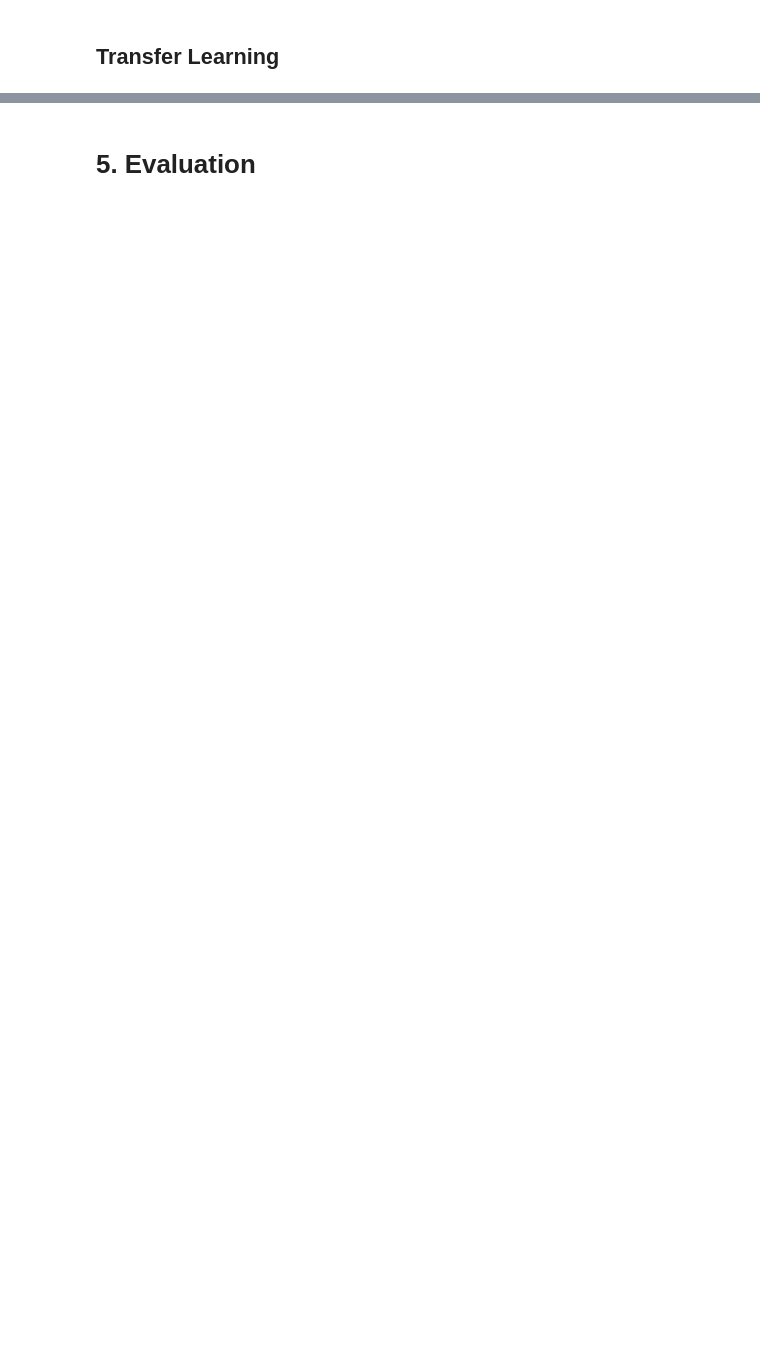
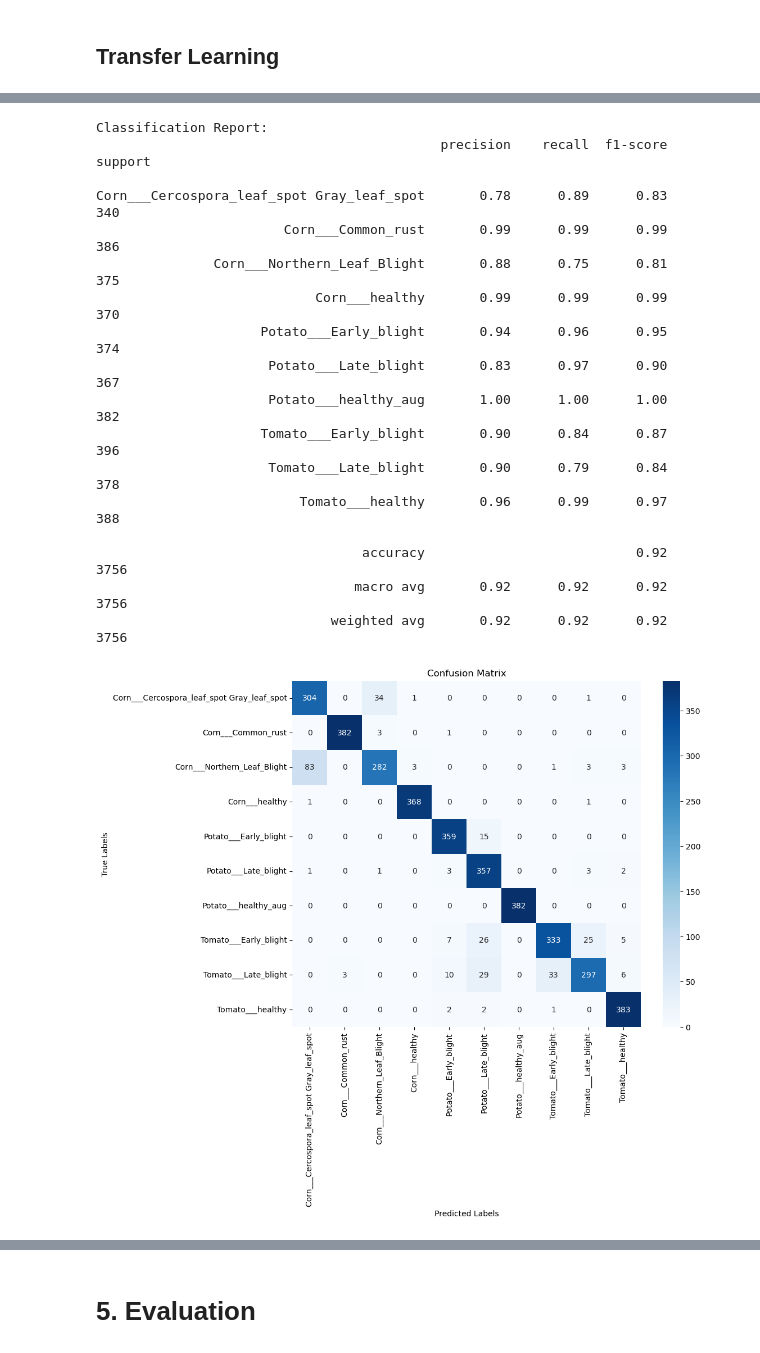
Before and after one commit to zippy345/Plant_leaf_disease_classifier_project, a Jupyter notebook: Plant leaf disease detection.ipynb, the cells around one changed output, grey strips where cells are left out. Cells and saved outputs as stored; diff of their text form; code cells hidden in the pictures; blank space fills up the shorter version.

```diff
--- a/Plant leaf disease detection.ipynb
+++ b/Plant leaf disease detection.ipynb
@@ -467,5 +485,12 @@ plt.show()
 # %%
 from tensorflow.keras.applications import MobileNetV2
+
+
+class_names = train_ds.class_names
+
+AUTOTUNE = tf.data.AUTOTUNE
+train_ds = train_ds.prefetch(buffer_size=AUTOTUNE)
+val_ds = val_ds.prefetch(buffer_size=AUTOTUNE)
 
 # Load pretrained model without the top classification layer
 base_model = MobileNetV2(
@@ -478,13 +503,13 @@ base_model = MobileNetV2(
 base_model.trainable = False
 
 # Add your custom layers on top
-model = models.Sequential([
+model_2 = models.Sequential([
     base_model,
     layers.GlobalAveragePooling2D(),
     layers.Dense(128, activation='relu'),
     layers.Dropout(0.3),
-    layers.Dense(10, activation='softmax')  # 10 classes
+    layers.Dense(10, activation='softmax')
 ])
 
-model.summary()
+model_2.summary()
 # %% [output]
@@ -590,0 +644,37 @@ plt.show()
+# %%
+
+
+# Generate classification report
+print("\nClassification Report:")
+print(classification_report(y_true_2, y_pred_2, target_names=class_names))
+
+# Confusion matrix
+cm = confusion_matrix(y_true_2, y_pred_2)
+
+plt.figure(figsize=(10, 8))
+sns.heatmap(cm, annot=True, fmt='d', cmap='Blues',
+            xticklabels=class_names, yticklabels=class_names)
+plt.title('Confusion Matrix')
+plt.xlabel('Predicted Labels')
+
+plt.ylabel('True Labels')
+plt.show()
+# %% [output]
+Classification Report:
+                                            precision    recall  f1-score   support
+
+Corn___Cercospora_leaf_spot Gray_leaf_spot       0.78      0.89      0.83       340
+                        Corn___Common_rust       0.99      0.99      0.99       386
+               Corn___Northern_Leaf_Blight       0.88      0.75      0.81       375
+                            Corn___healthy       0.99      0.99      0.99       370
+                     Potato___Early_blight       0.94      0.96      0.95       374
+                      Potato___Late_blight       0.83      0.97      0.90       367
+                      Potato___healthy_aug       1.00      1.00      1.00       382
+                     Tomato___Early_blight       0.90      0.84      0.87       396
+                      Tomato___Late_blight       0.90      0.79      0.84       378
+                          Tomato___healthy       0.96      0.99      0.97       388
+
+                                  accuracy                           0.92      3756
+                                 macro avg       0.92      0.92      0.92      3756
+                              weighted avg       0.92      0.92      0.92      3756
+[figure, added]
```
Also changed, not shown: parts of 33 cells of this notebook.
